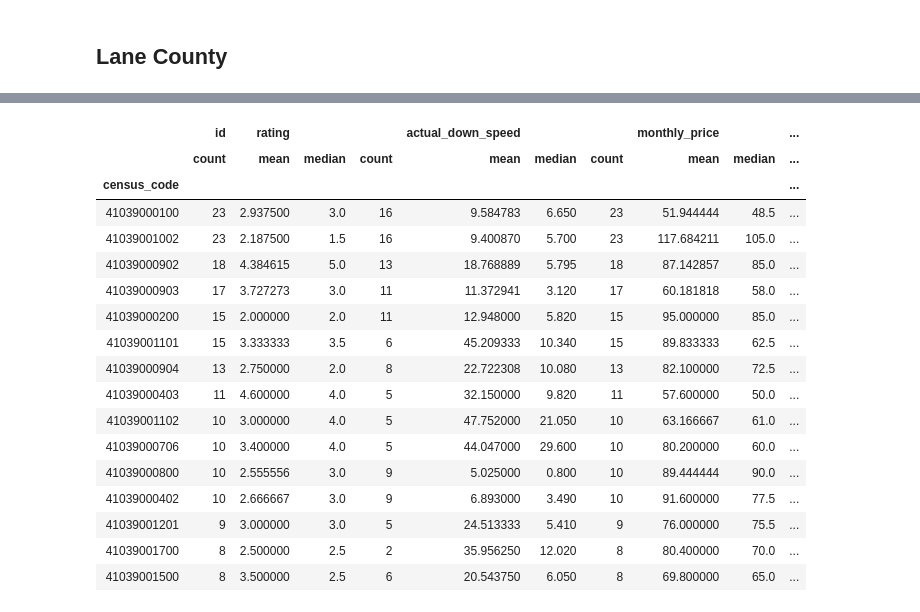
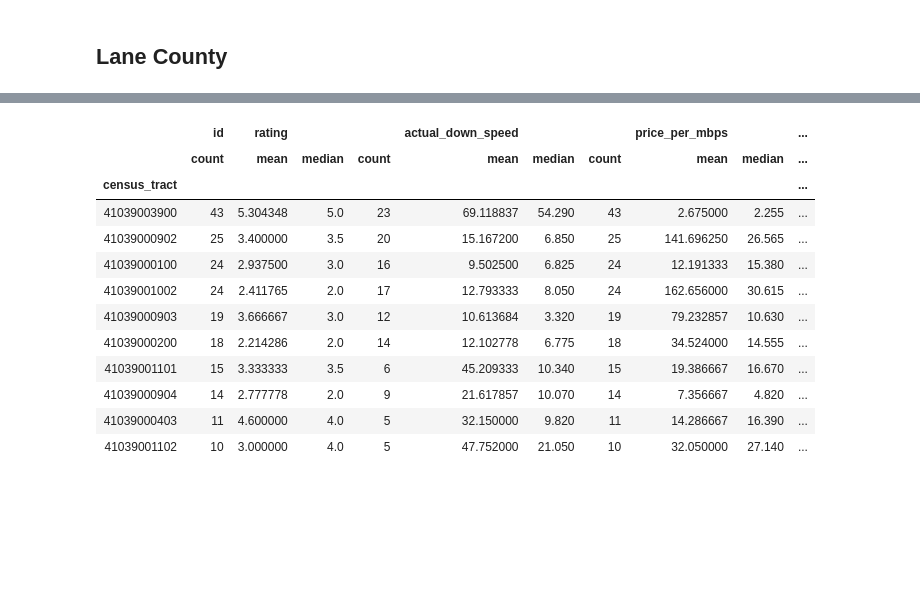
Before and after one commit to Hack4Eugene/SpeedUpAmerica, a Jupyter notebook: notebooks/Basic summary of Eugene Springfield and Lane County.ipynb, the cells around one changed output, grey strips where cells are left out. Saved outputs shown, nothing was run; the diff lists cells and outputs as text; code cells hidden in the pictures; blank space fills up the shorter version.

```diff
--- a/notebooks/Basic summary of Eugene Springfield and Lane County.ipynb
+++ b/notebooks/Basic summary of Eugene Springfield and Lane County.ipynb
@@ -32,5 +30,7 @@ submissions.tail()
 # %%
 # Cleanup
 submissions['rating'] = submissions['rating'].replace(0.0,  np.nan)
-submissions['census_code'].dropna(inplace=True)
-submissions['census_block'].dropna(inplace=True)
+submissions = submissions[submissions['census_tract'].notnull()]
+submissions = submissions[submissions['test_type'] != 'duplicate']
+
+submissions['census_tract'] = submissions['census_tract'].astype(np.int64)
@@ -66,0 +37,4 @@ len(lane_tracts)
+# %%
+# Create a DataFrame containing only Lane County submissions
+lane_submissions = submissions[submissions['county'] == 41039].copy()
+lane_submissions.describe()
@@ -73,12 +70,11 @@ eugene_tracts = [
     41039002503, 41039002504, 41039002600, 41039002700,
     41039002800, 41039002902, 41039002903, 41039002904,
     41039003000, 41039003101, 41039003102, 41039003600,
-    41039003700, 41039003800, 41039003900, 41039004000,
+    41039003700, 41039003800, 41039004000, 41039005400,
     41039004100, 41039004200, 41039004300, 41039004401,
     41039004403, 41039004404, 41039004405, 41039004501,
     41039004502, 41039004600, 41039004700, 41039004800,
     41039004900, 41039005000, 41039005100, 41039005300,
-    41039005400
 ]
 springfield_tracts = [
     41039001801, 41039001803, 41039001804, # Thurston
@@ -90,3 +86,22 @@ springfield_tracts = [
     41039003400, # East of Mohawk
     41039003500 # Jasper Rd and Dorris Ranch
 ]
+downtown_tracts = [
+    41039003900
+]
+
+# Set 'lane county' on all rows
+lane_submissions['lane_region'] = 'lane county'
+
+# Set 'eugene' on rows with a Eugene Census Tract
+eugene = lane_submissions['census_tract'].isin(eugene_tracts)
+lane_submissions.loc[eugene, 'lane_region'] = 'eugene'
+
+# Set 'springfield' on rows with a Eugene Census Tract
+springfield = lane_submissions['census_tract'].isin(springfield_tracts)
+lane_submissions.loc[springfield, 'lane_region'] = 'springfield'
+
+###############################################################
+# With additional list of Census Tract lists more cities
+# could be added. Pull Requests welcome!
+###############################################################
@@ -246,3 +247,5 @@ county.describe()
+# %%
+county = lane_submissions[lane_submissions['lane_region'] == 'lane county']
 # %%
 county.groupby('provider').agg({
     "id": ["count"],
@@ -273,27 +275,21 @@ county.groupby('provider').agg({
 # %%
-county.groupby('census_code').agg({
+county.groupby('census_tract').agg({
     "id": ["count"],
     "rating":  ["mean", "median", "count"],
     "actual_down_speed": ["mean", "median", "count"],
-    "monthly_price": ["mean", "median", "count"],
-    "actual_price": ["mean", "median", "count"]
-}).sort_values(('id', 'count'), ascending=False).head(15)
+    "price_per_mbps": ["mean", "median", "count"]
+}).sort_values(('id', 'count'), ascending=False).head(10)
 # %% [output]
-|  | id | rating |  |  | actual_down_speed |  |  | monthly_price |  | ... |
+|  | id | rating |  |  | actual_down_speed |  |  | price_per_mbps |  | ... |
 |  | count | mean | median | count | mean | median | count | mean | median | ... |
-| census_code |  |  |  |  |  |  |  |  |  | ... |
-| 41039000100 | 23 | 2.937500 | 3.0 | 16 | 9.584783 | 6.650 | 23 | 51.944444 | 48.5 | ... |
-| 41039001002 | 23 | 2.187500 | 1.5 | 16 | 9.400870 | 5.700 | 23 | 117.684211 | 105.0 | ... |
-| 41039000902 | 18 | 4.384615 | 5.0 | 13 | 18.768889 | 5.795 | 18 | 87.142857 | 85.0 | ... |
-| 41039000903 | 17 | 3.727273 | 3.0 | 11 | 11.372941 | 3.120 | 17 | 60.181818 | 58.0 | ... |
-| 41039000200 | 15 | 2.000000 | 2.0 | 11 | 12.948000 | 5.820 | 15 | 95.000000 | 85.0 | ... |
-| 41039001101 | 15 | 3.333333 | 3.5 | 6 | 45.209333 | 10.340 | 15 | 89.833333 | 62.5 | ... |
-| 41039000904 | 13 | 2.750000 | 2.0 | 8 | 22.722308 | 10.080 | 13 | 82.100000 | 72.5 | ... |
-| 41039000403 | 11 | 4.600000 | 4.0 | 5 | 32.150000 | 9.820 | 11 | 57.600000 | 50.0 | ... |
-| 41039001102 | 10 | 3.000000 | 4.0 | 5 | 47.752000 | 21.050 | 10 | 63.166667 | 61.0 | ... |
-| 41039000706 | 10 | 3.400000 | 4.0 | 5 | 44.047000 | 29.600 | 10 | 80.200000 | 60.0 | ... |
-| 41039000800 | 10 | 2.555556 | 3.0 | 9 | 5.025000 | 0.800 | 10 | 89.444444 | 90.0 | ... |
-| 41039000402 | 10 | 2.666667 | 3.0 | 9 | 6.893000 | 3.490 | 10 | 91.600000 | 77.5 | ... |
-| 41039001201 | 9 | 3.000000 | 3.0 | 5 | 24.513333 | 5.410 | 9 | 76.000000 | 75.5 | ... |
-| 41039001700 | 8 | 2.500000 | 2.5 | 2 | 35.956250 | 12.020 | 8 | 80.400000 | 70.0 | ... |
-| 41039001500 | 8 | 3.500000 | 2.5 | 6 | 20.543750 | 6.050 | 8 | 69.800000 | 65.0 | ... |
+| census_tract |  |  |  |  |  |  |  |  |  | ... |
+| 41039003900 | 43 | 5.304348 | 5.0 | 23 | 69.118837 | 54.290 | 43 | 2.675000 | 2.255 | ... |
+| 41039000902 | 25 | 3.400000 | 3.5 | 20 | 15.167200 | 6.850 | 25 | 141.696250 | 26.565 | ... |
+| 41039000100 | 24 | 2.937500 | 3.0 | 16 | 9.502500 | 6.825 | 24 | 12.191333 | 15.380 | ... |
+| 41039001002 | 24 | 2.411765 | 2.0 | 17 | 12.793333 | 8.050 | 24 | 162.656000 | 30.615 | ... |
+| 41039000903 | 19 | 3.666667 | 3.0 | 12 | 10.613684 | 3.320 | 19 | 79.232857 | 10.630 | ... |
+| 41039000200 | 18 | 2.214286 | 2.0 | 14 | 12.102778 | 6.775 | 18 | 34.524000 | 14.555 | ... |
+| 41039001101 | 15 | 3.333333 | 3.5 | 6 | 45.209333 | 10.340 | 15 | 19.386667 | 16.670 | ... |
+| 41039000904 | 14 | 2.777778 | 2.0 | 9 | 21.617857 | 10.070 | 14 | 7.356667 | 4.820 | ... |
+| 41039000403 | 11 | 4.600000 | 4.0 | 5 | 32.150000 | 9.820 | 11 | 14.286667 | 16.390 | ... |
+| 41039001102 | 10 | 3.000000 | 4.0 | 5 | 47.752000 | 21.050 | 10 | 32.050000 | 27.140 | ... |
```
Also changed, not shown: parts of 23 cells of this notebook, 2 other files.
